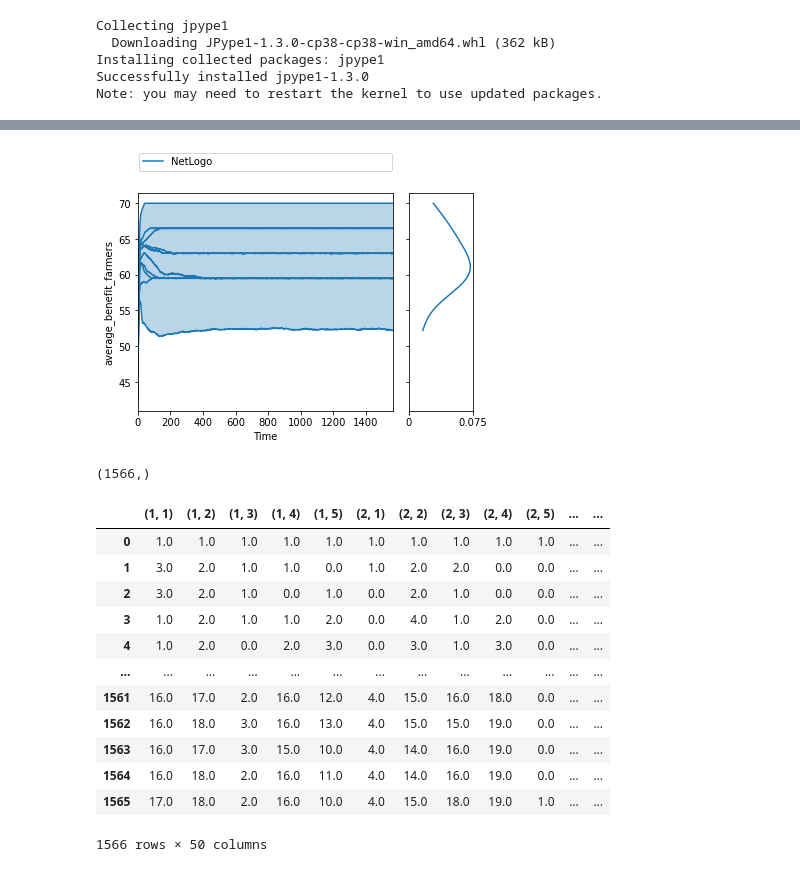
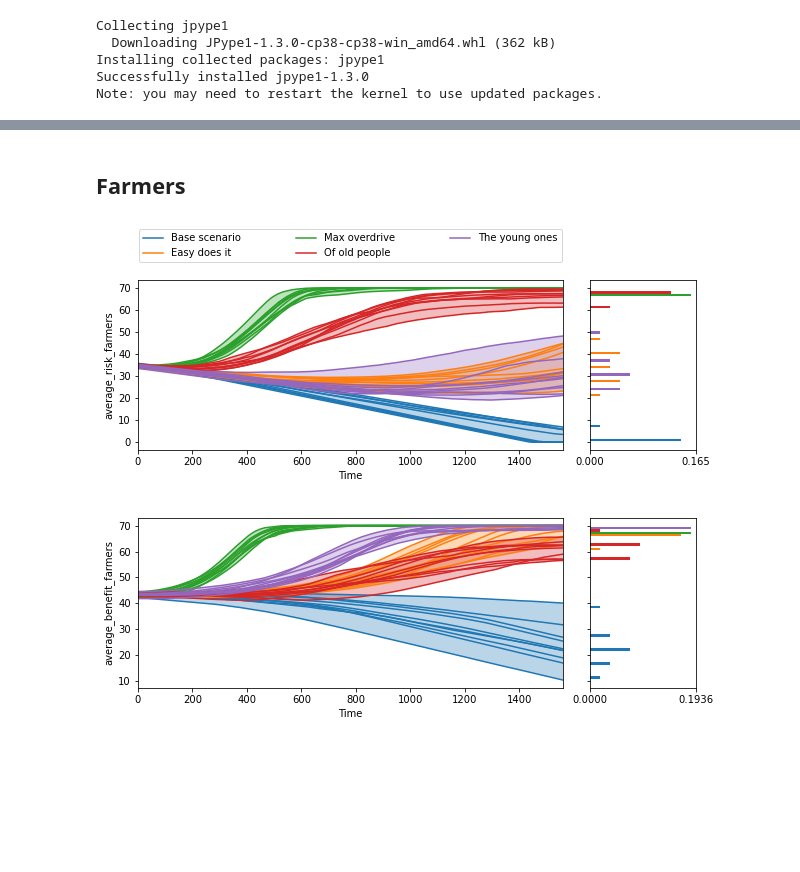
Before and after one commit to lvreedenburgh/Risk-Benefit-Model, a Jupyter notebook: Deep_uncertainty_analysis.ipynb, the cells around one changed output, grey strips where cells are left out. Drawn from its saved outputs; the diff is of its cells as text; code cells hidden in the pictures; blank space fills up the shorter version.

Commit message:
Scenarios finally stopped running

```diff
--- a/Deep_uncertainty_analysis.ipynb
+++ b/Deep_uncertainty_analysis.ipynb
@@ -165,8 +180,0 @@ with MultiprocessingEvaluator(nl_model) as evaluator:
-# %%
-experiments, outcomes = results
-# %%
-nr_experiments = 10
-
-#Using Latin Hypercube sampling
-experiments, outcomes = perform_experiments(nl_model, nr_experiments,
-                                            uncertainty_sampling=LHS)
@@ -248,9 +286,10 @@ outcomes_test = outcomes.copy()
 # %%
+%%time
+outcomes_test = all_outcomes.copy()
+# Get the median of the replications per experiment, and change the shape of the outcomes
 for j in outcomes_test:
     big_list = []
     for i in outcomes_test[j]:
-        #print(i.T.shape)
-        #print(column_median(i))
         median_array = np.asarray(column_median(i))
         big_list.append(median_array)
         outcomes_test[j] = np.asarray(big_list)
@@ -274,3 +314,0 @@ alarmed_farmers (10, 1566)
-# %%
-outcomes_test['average_benefit_farmers'] = np.asarray(big_list)
-outcomes_test['average_benefit_farmers'].shape
@@ -279,34 +400,20 @@ outcomes_test['average_benefit_farmers'].shape
+# %% [markdown]
+## Farmers
 # %%
-experiments_to_show = np.arange(0, experiments.shape[0], 1)
+experiments_to_show = np.arange(0, all_experiments.shape[0], 1)
 
-plotting.lines(experiments, outcomes_test, outcomes_to_show='average_benefit_farmers', group_by='model',
-      show_envelope=True, density=plotting.Density.KDE, titles=None,
-      experiments_to_show=experiments_to_show)
+fig, ax = plotting.lines(all_experiments,
+                         outcomes_test,
+                         outcomes_to_show=['average_risk_farmers',
+                                           'average_benefit_farmers'],
+                         group_by='scenario',
+                         show_envelope=True,
+                         density=plotting.Density.HIST,
+                         titles=None,
+                         experiments_to_show=experiments_to_show)
+
+fig.set_figheight(7.5)
+fig.set_figwidth(10)
 plt.show()
 # %% [output]
-[figure, old version]
+[figure, new version]
-# %%
-outcomes['average_benefit_farmers']
-# %% [output]
-(1566,)
-# %%
-alarmed_farmers_df = pd.DataFrame.from_dict({(i,j): outcomes_test["alarmed_farmers"][i][j]
-                               for i in outcomes_test["alarmed_farmers"].keys()
-                               for j in outcomes_test["alarmed_farmers"][i].keys()},
-                               orient='index')
-alarmed_farmers_df = alarmed_farmers_df.T
-alarmed_farmers_df
-# %% [output]
-|  | (1, 1) | (1, 2) | (1, 3) | (1, 4) | (1, 5) | (2, 1) | (2, 2) | (2, 3) | (2, 4) | (2, 5) | ... | ... |
-| 0 | 1.0 | 1.0 | 1.0 | 1.0 | 1.0 | 1.0 | 1.0 | 1.0 | 1.0 | 1.0 | ... | ... |
-| 1 | 3.0 | 2.0 | 1.0 | 1.0 | 0.0 | 1.0 | 2.0 | 2.0 | 0.0 | 0.0 | ... | ... |
-| 2 | 3.0 | 2.0 | 1.0 | 0.0 | 1.0 | 0.0 | 2.0 | 1.0 | 0.0 | 0.0 | ... | ... |
-| 3 | 1.0 | 2.0 | 1.0 | 1.0 | 2.0 | 0.0 | 4.0 | 1.0 | 2.0 | 0.0 | ... | ... |
-| 4 | 1.0 | 2.0 | 0.0 | 2.0 | 3.0 | 0.0 | 3.0 | 1.0 | 3.0 | 0.0 | ... | ... |
-| ... | ... | ... | ... | ... | ... | ... | ... | ... | ... | ... | ... | ... |
-| 1561 | 16.0 | 17.0 | 2.0 | 16.0 | 12.0 | 4.0 | 15.0 | 16.0 | 18.0 | 0.0 | ... | ... |
-| 1562 | 16.0 | 18.0 | 3.0 | 16.0 | 13.0 | 4.0 | 15.0 | 15.0 | 19.0 | 0.0 | ... | ... |
-| 1563 | 16.0 | 17.0 | 3.0 | 15.0 | 10.0 | 4.0 | 14.0 | 16.0 | 19.0 | 0.0 | ... | ... |
-| 1564 | 16.0 | 18.0 | 2.0 | 16.0 | 11.0 | 4.0 | 14.0 | 16.0 | 19.0 | 0.0 | ... | ... |
-| 1565 | 17.0 | 18.0 | 2.0 | 16.0 | 10.0 | 4.0 | 15.0 | 18.0 | 19.0 | 1.0 | ... | ... |
-1566 rows × 50 columns
```
Also changed, not shown: parts of 38 cells of this notebook, 1 other file.
